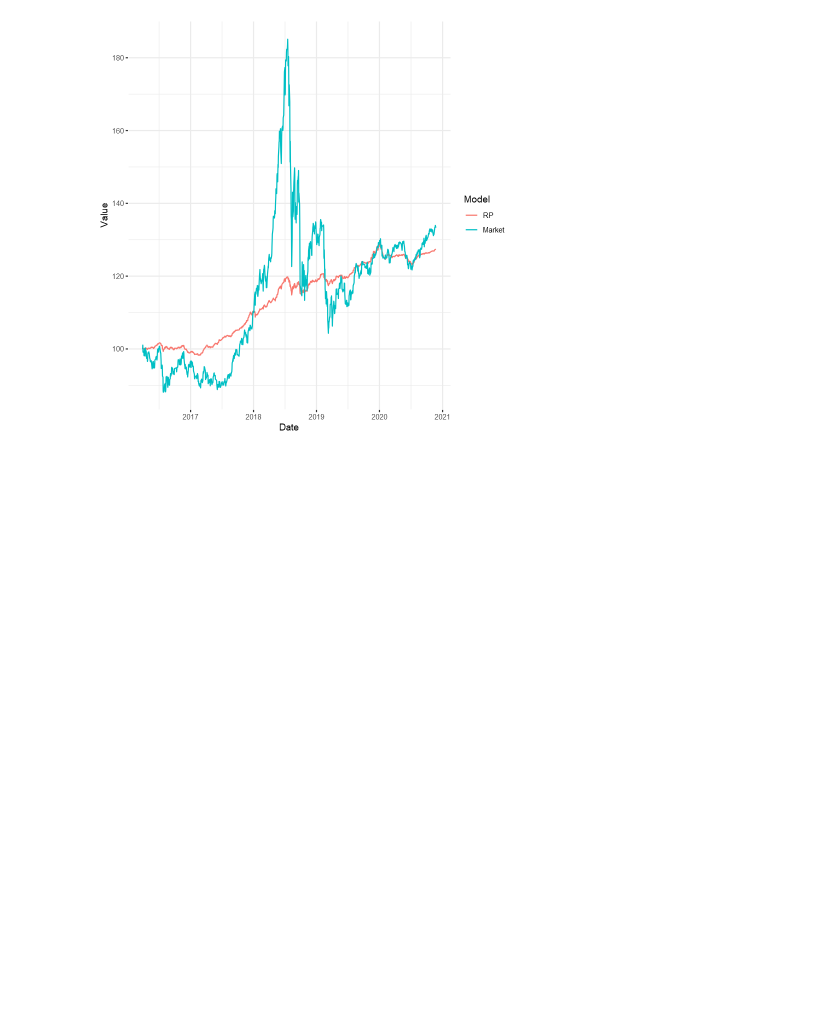
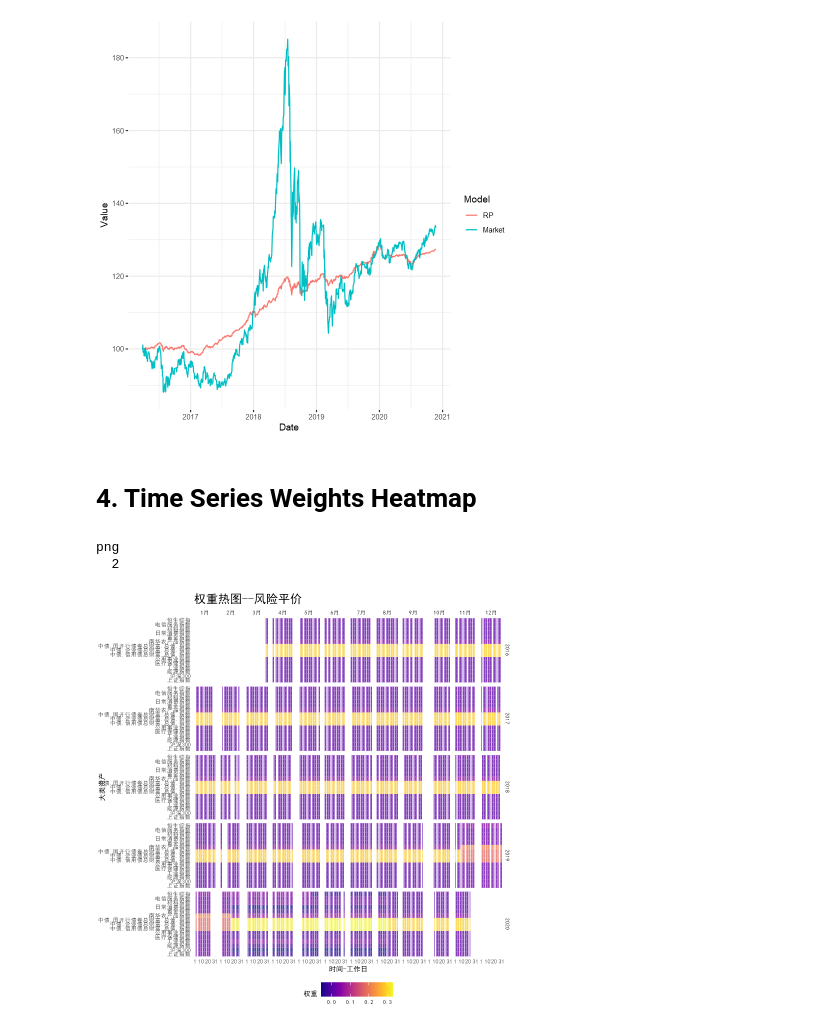
Before and after one commit to JZ-H/Portfolio_Analysis, a Jupyter notebook: Model/Risk_Parity_Model/RPModel_Visualization.ipynb, the cells around one changed output. Saved outputs shown, nothing was run; the diff lists cells and outputs as text; code cells hidden in the pictures; blank space fills up the shorter version.

Commit message:
Add Time Series Heatmap

```diff
--- a/Model/Risk_Parity_Model/RPModel_Visualization.ipynb
+++ b/Model/Risk_Parity_Model/RPModel_Visualization.ipynb
@@ -110,3 +111,56 @@ dev.off()
 png
   2
 [figure]
+# %% [markdown]
+# 4. Time Series Weights Heatmap
+# %%
+# load data
+df <- read.table('view.csv',  sep=",",header=1,fileEncoding="UTF-8")
+colnames(df) <- c("Date",colnames(df)[2:length(colnames(df))])
+df$Date <- ymd(df$Date)
+
+# melt
+df <- melt(df,id.vars = 1)
+colnames(df) <- c("Date","Asset","Value")
+df$Asset <- as.factor(df$Asset)
+
+
+df <- df %>% mutate(year = year(Date),
+                  month = month(Date, label=TRUE),
+                  day = day(Date))
+
+# fill missing value
+df <-df %>% select(day,Asset,month,year,Value)%>%
+        fill(Value)
+# %%
+######## Plotting starts here#####################
+options(warn=-1)
+CairoPDF("Heatmap_RP_TS_Weights.pdf",width = 12,height = 11)
+ggplot(df,aes(day,Asset,fill=Value))+
+    geom_tile(color= "white",size=0.1) +
+    scale_fill_viridis(name="权重",option ="C") +
+    facet_grid(year~month) +
+    labs(title= "权重热图--风险平价", x="时间-工作日", y="大类资产") +
+    scale_y_discrete( breaks = unique(df$Asset)) +
+    scale_x_continuous(breaks =c(1,10,20,31)) +
+    theme_minimal(base_size = 8) +
+    theme(legend.position = "bottom")+
+    theme(text=element_text(family="SimHei")) +
+    theme(plot.title=element_text(size = 14))+
+    theme(axis.text.y=element_text(size=6)) +
+    theme(plot.title=element_text(size = 14))+
+    theme(axis.text.y=element_text(size=6)) +
+    theme(plot.title=element_text(size = 14))+
+    theme(axis.text.y=element_text(size=6)) +
+    theme(strip.background = element_rect(colour="white"))+
+    theme(plot.title=element_text(hjust=0))+
+    theme(axis.ticks=element_blank())+
+    theme(axis.text=element_text(size=7))+
+    theme(legend.title=element_text(size=8))+
+    theme(legend.text=element_text(size=6))+
+    removeGrid()
+dev.off()
+# %% [output]
+png
+  2
+[figure, added]
```
Also changed, not shown: parts of 3 cells of this notebook, 3 other files.
